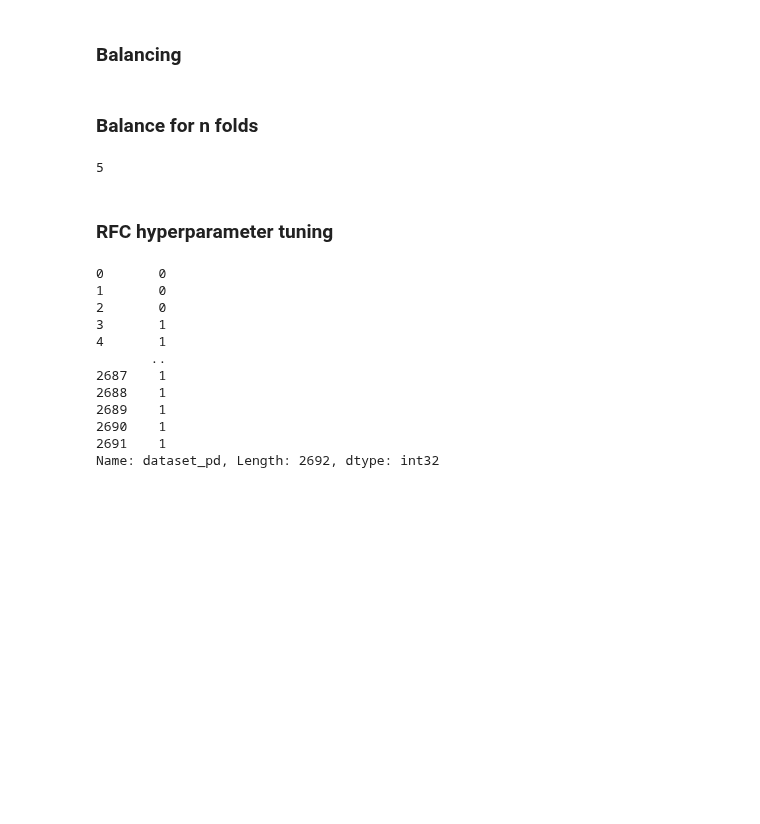
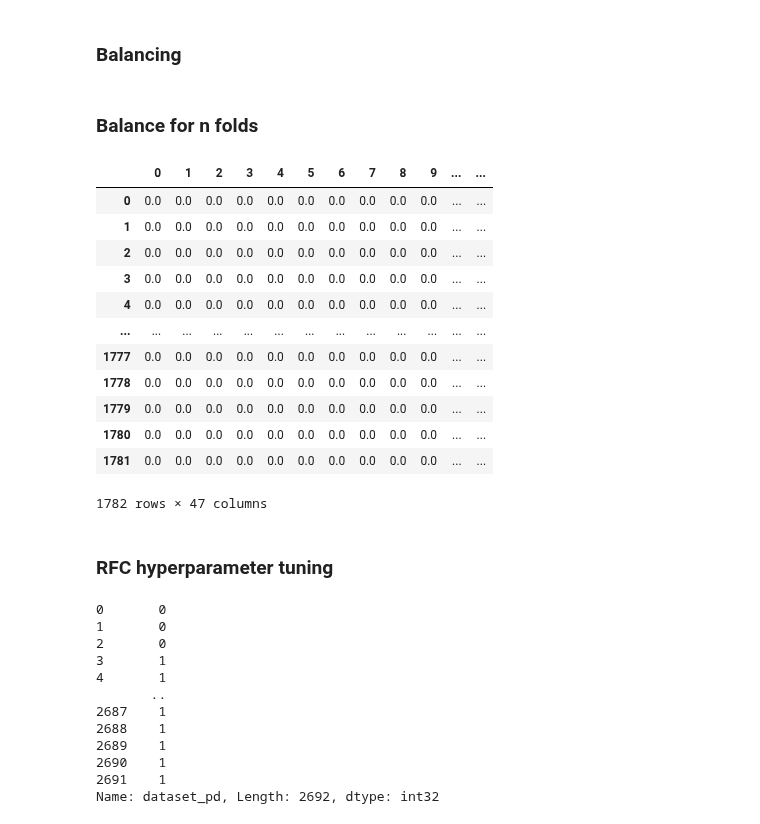
Before and after one commit to Shamin2512/SKL_E2, a Jupyter notebook: MutationClassification.ipynb, the cells around one changed output. Cells and saved outputs as stored; diff of their text form; code cells hidden in the pictures; blank space fills up the shorter version.

```diff
--- a/MutationClassification.ipynb
+++ b/MutationClassification.ipynb
@@ -199,12 +199,10 @@ def balance_data(inData, classData, usedLines):
 
     Input_balance = pd.DataFrame(Input_balance, columns = ['PDB code','Binding', 'SProtFT0', 'SProtFT1', 'SProtFT2', 'SProtFT3', 'SProtFT4', 'SProtFT5', 'SProtFT6', 'SProtFT7', 'SProtFT8', 'SProtFT9', 'SProtFT10', 'SProtFT11', 'SProtFT12', 'Interface', 'Relaccess', 'Impact', 'HBonds', 'SPhobic', 'CPhilic', 'BCharge', 'SSGeom', 'Voids', 'MLargest1', 'MLargest2', 'MLargest3', 'MLargest4', 'MLargest5', 'MLargest6', 'MLargest7', 'MLargest8', 'MLargest9', 'MLargest10', 'NLargest1', 'NLargest2', 'NLargest3', 'NLargest4', 'NLargest5', 'NLargest6', 'NLargest7', 'NLargest8', 'NLargest9', 'NLargest10', 'Clash', 'Glycine', 'Proline', 'CisPro', 'Class'])
     Label_balance = pd.Series(Label_balance)
-
-    return Input_balance, Label_balance
 # %% [markdown]
 ### Balance for n folds
 # %%
-def Balance_Folds(BF, usedLines, Input_balance, Label_balance):
+def Balance_Folds(BF):
     """ Input:      BF                Number of balancing folds needed
                     usedLines         Array of line indexes to print
                     Input_balance     Input_balance  Array of balanced input training data
@@ -216,13 +214,33 @@ def Balance_Folds(BF, usedLines, Input_balance, Label_balance):
         Perform the balance_data() function n number of balancing fold times. Return lists for feature data and labels
         where each item is the output of balance_data()
     """
+    def balance(inData, classData, minClass, minSize):
+        usedLines = [False] * len(inData) #Array of false for length of data
+        for i in range(len(inData)):
+            if classData[i] == minClass:
+                usedLines[i] = True
+
+        usedCount = 0
+        while usedCount < minSize:
+            i = rd.randrange(len(inData))
+            if usedLines[i] == False:
+                usedCount += 1
+                usedLines[i] = True
+
+    def balance_data(inData, classData, usedLines):
+        Input_balance = []
+        Label_balance = []
+        for i in range(len(inData)):
+            if usedLines[i]:
+                Input_balance.append(inData[i])
+                Label_balance.append(classData[i])
+
     Input_folds = []
     Output_folds = []
     for fold in range(BF):
         Input_folds.append(Input_balance)
         Output_folds.append(Label_balance)
 
-
     with open('Balanced training data.txt', 'w') as f:
         for number, fold in zip(range(BF), Input_folds):
             f.write(f"Fold: {number}\n\n{fold}\n\n\n")
@@ -238,14 +256,26 @@ classData                    = labels.to_numpy()
 
 minClass, minSize, maxSize   = find_minority_class(classData)
 BF                           = Balance_ratio(maxSize, minSize)
-usedLines                    = balance(inData, classData, minClass, minSize)
+# usedLines                    = balance(inData, classData, minClass, minSize)
 
-Input_balance, Label_balance = balance_data(inData, classData, usedLines)
-Input_folds, Output_folds    = Balance_Folds(BF, usedLines, Input_balance, Label_balance)
+# Input_balance, Label_balance = balance_data(inData, classData, usedLines)
+Input_folds, Output_folds    = Balance_Folds(BF)
 # %%
-len(Input_folds)
+pd.DataFrame(Input_folds[2])
 # %% [output]
+|  | 0 | 1 | 2 | 3 | 4 | 5 | 6 | 7 | 8 | 9 | ... | ... |
+| 0 | 0.0 | 0.0 | 0.0 | 0.0 | 0.0 | 0.0 | 0.0 | 0.0 | 0.0 | 0.0 | ... | ... |
+| 1 | 0.0 | 0.0 | 0.0 | 0.0 | 0.0 | 0.0 | 0.0 | 0.0 | 0.0 | 0.0 | ... | ... |
+| 2 | 0.0 | 0.0 | 0.0 | 0.0 | 0.0 | 0.0 | 0.0 | 0.0 | 0.0 | 0.0 | ... | ... |
+| 3 | 0.0 | 0.0 | 0.0 | 0.0 | 0.0 | 0.0 | 0.0 | 0.0 | 0.0 | 0.0 | ... | ... |
+| 4 | 0.0 | 0.0 | 0.0 | 0.0 | 0.0 | 0.0 | 0.0 | 0.0 | 0.0 | 0.0 | ... | ... |
+| ... | ... | ... | ... | ... | ... | ... | ... | ... | ... | ... | ... | ... |
+| 1777 | 0.0 | 0.0 | 0.0 | 0.0 | 0.0 | 0.0 | 0.0 | 0.0 | 0.0 | 0.0 | ... | ... |
+| 1778 | 0.0 | 0.0 | 0.0 | 0.0 | 0.0 | 0.0 | 0.0 | 0.0 | 0.0 | 0.0 | ... | ... |
+| 1779 | 0.0 | 0.0 | 0.0 | 0.0 | 0.0 | 0.0 | 0.0 | 0.0 | 0.0 | 0.0 | ... | ... |
+| 1780 | 0.0 | 0.0 | 0.0 | 0.0 | 0.0 | 0.0 | 0.0 | 0.0 | 0.0 | 0.0 | ... | ... |
+| 1781 | 0.0 | 0.0 | 0.0 | 0.0 | 0.0 | 0.0 | 0.0 | 0.0 | 0.0 | 0.0 | ... | ... |
-5
+1782 rows × 47 columns
 # %% [markdown]
 ### RFC hyperparameter tuning
 # %%
```
Also changed, not shown: parts of 1 cell of this notebook.
